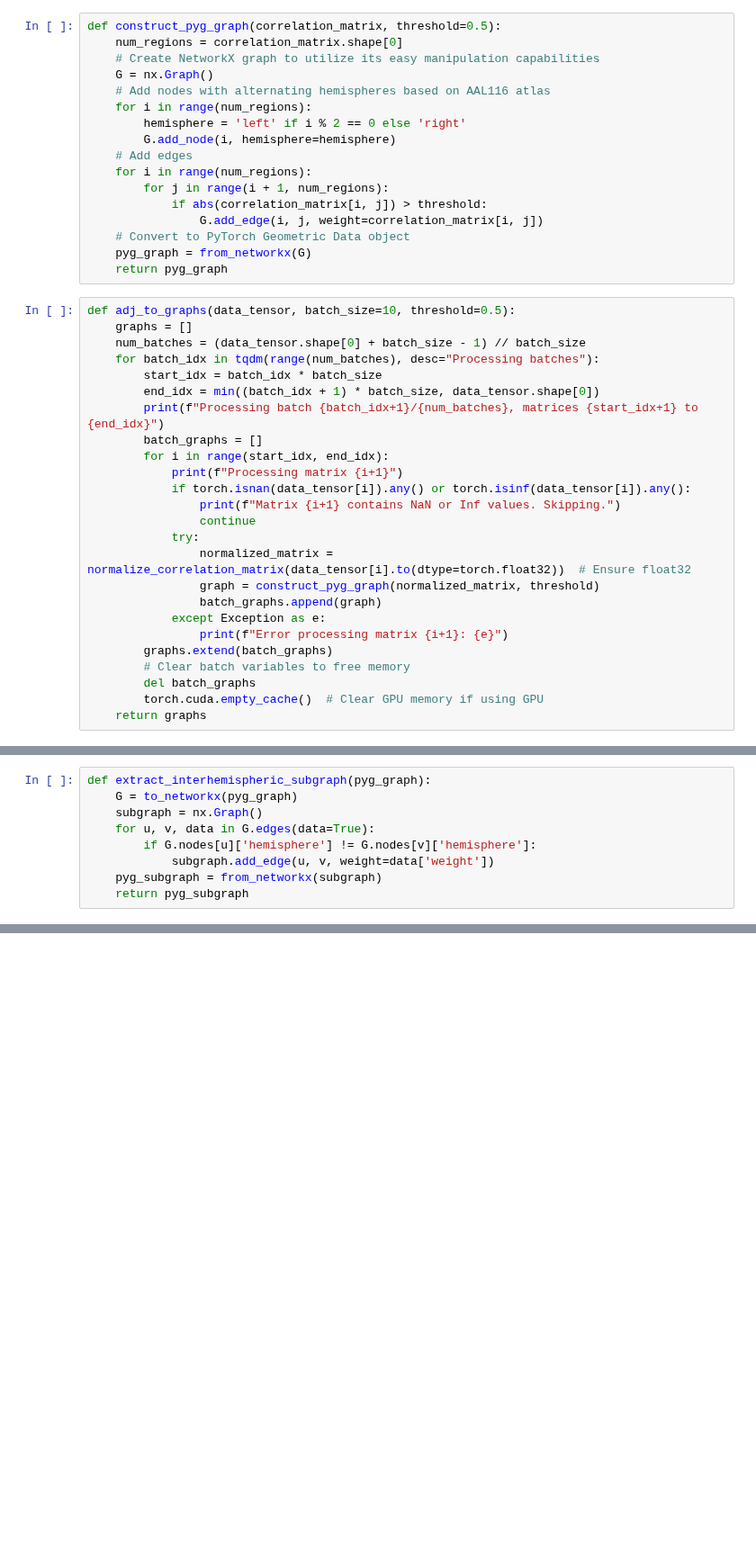
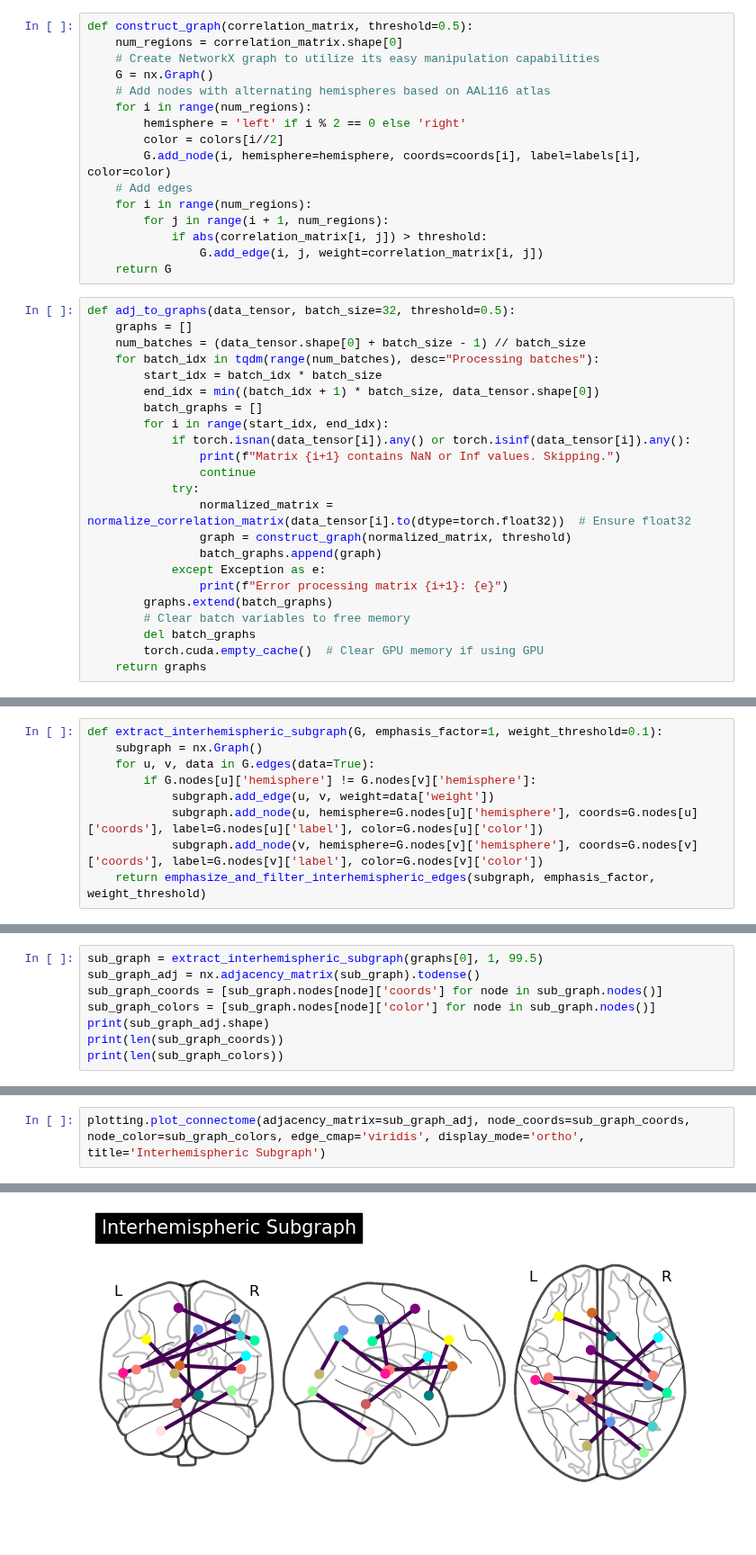
Before and after one commit to MostafaAbdelmegeed/brain_connectome, a Jupyter notebook: graphIO/pipelines/mat_to_lat_graph.ipynb, the cells around one changed output, grey strips where cells are left out. Shown at 90% size. Drawn from its saved outputs; the diff is of its cells as text; blank space fills up the shorter version.

```diff
--- a/graphIO/pipelines/mat_to_lat_graph.ipynb
+++ b/graphIO/pipelines/mat_to_lat_graph.ipynb
@@ -34,38 +47,35 @@ def normalize_correlation_matrix(matrix):
     return normalized_matrix
 # %%
-def construct_pyg_graph(correlation_matrix, threshold=0.5):
+def construct_graph(correlation_matrix, threshold=0.5):
     num_regions = correlation_matrix.shape[0]
     # Create NetworkX graph to utilize its easy manipulation capabilities
     G = nx.Graph()
     # Add nodes with alternating hemispheres based on AAL116 atlas
     for i in range(num_regions):
         hemisphere = 'left' if i % 2 == 0 else 'right'
-        G.add_node(i, hemisphere=hemisphere)
+        color = colors[i//2]
+        G.add_node(i, hemisphere=hemisphere, coords=coords[i], label=labels[i], color=color)
     # Add edges
     for i in range(num_regions):
         for j in range(i + 1, num_regions):
             if abs(correlation_matrix[i, j]) > threshold:
                 G.add_edge(i, j, weight=correlation_matrix[i, j])
-    # Convert to PyTorch Geometric Data object
-    pyg_graph = from_networkx(G)
-    return pyg_graph
+    return G
 # %%
-def adj_to_graphs(data_tensor, batch_size=10, threshold=0.5):
+def adj_to_graphs(data_tensor, batch_size=32, threshold=0.5):
     graphs = []
     num_batches = (data_tensor.shape[0] + batch_size - 1) // batch_size
     for batch_idx in tqdm(range(num_batches), desc="Processing batches"):
         start_idx = batch_idx * batch_size
         end_idx = min((batch_idx + 1) * batch_size, data_tensor.shape[0])
-        print(f"Processing batch {batch_idx+1}/{num_batches}, matrices {start_idx+1} to {end_idx}")
         batch_graphs = []
         for i in range(start_idx, end_idx):
-            print(f"Processing matrix {i+1}")
             if torch.isnan(data_tensor[i]).any() or torch.isinf(data_tensor[i]).any():
                 print(f"Matrix {i+1} contains NaN or Inf values. Skipping.")
                 continue
             try:
                 normalized_matrix = normalize_correlation_matrix(data_tensor[i].to(dtype=torch.float32))  # Ensure float32
-                graph = construct_pyg_graph(normalized_matrix, threshold)
+                graph = construct_graph(normalized_matrix, threshold)
                 batch_graphs.append(graph)
             except Exception as e:
                 print(f"Error processing matrix {i+1}: {e}")
@@ -98,9 +126,9 @@ KeyboardInterrupt:
 # %%
-def extract_interhemispheric_subgraph(pyg_graph):
-    G = to_networkx(pyg_graph)
+def extract_interhemispheric_subgraph(G, emphasis_factor=1, weight_threshold=0.1):
     subgraph = nx.Graph()
     for u, v, data in G.edges(data=True):
         if G.nodes[u]['hemisphere'] != G.nodes[v]['hemisphere']:
             subgraph.add_edge(u, v, weight=data['weight'])
-    pyg_subgraph = from_networkx(subgraph)
-    return pyg_subgraph
+            subgraph.add_node(u, hemisphere=G.nodes[u]['hemisphere'], coords=G.nodes[u]['coords'], label=G.nodes[u]['label'], color=G.nodes[u]['color'])
+            subgraph.add_node(v, hemisphere=G.nodes[v]['hemisphere'], coords=G.nodes[v]['coords'], label=G.nodes[v]['label'], color=G.nodes[v]['color'])
+    return emphasize_and_filter_interhemispheric_edges(subgraph, emphasis_factor, weight_threshold)
@@ -115,0 +144,8 @@ def emphasize_interhemispheric_edges(pyg_graph, emphasis_factor=2):
+# %%
+sub_graph = extract_interhemispheric_subgraph(graphs[0], 1, 99.5)
+sub_graph_adj = nx.adjacency_matrix(sub_graph).todense()
+sub_graph_coords = [sub_graph.nodes[node]['coords'] for node in sub_graph.nodes()]
+sub_graph_colors = [sub_graph.nodes[node]['color'] for node in sub_graph.nodes()]
+print(sub_graph_adj.shape)
+print(len(sub_graph_coords))
+print(len(sub_graph_colors))
@@ -115,0 +159,3 @@ def emphasize_interhemispheric_edges(pyg_graph, emphasis_factor=2):
+# %%
+plotting.plot_connectome(adjacency_matrix=sub_graph_adj, node_coords=sub_graph_coords, node_color=sub_graph_colors, edge_cmap='viridis', display_mode='ortho', title='Interhemispheric Subgraph')
+# %% [output]
@@ -115,0 +163 @@ def emphasize_interhemispheric_edges(pyg_graph, emphasis_factor=2):
+[figure, added]
```
Also changed, not shown: parts of 12 cells of this notebook, 9 other files.
